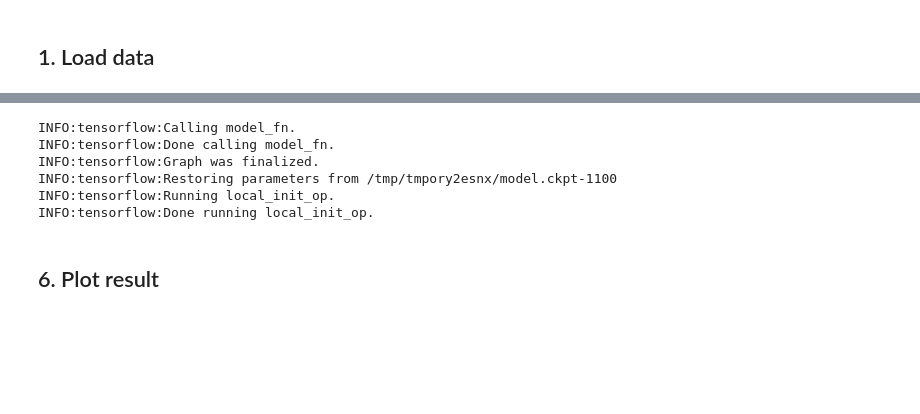
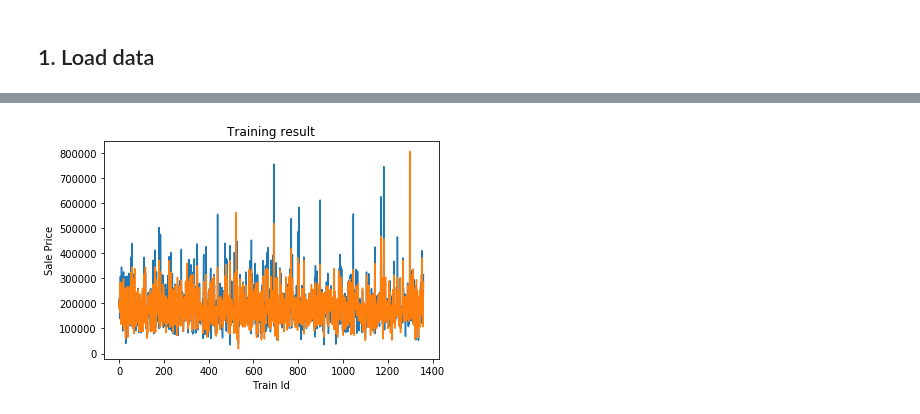
Before and after one commit to ymtoo/learn-ML, a Jupyter notebook: regression/linreg_Ames_Housing.ipynb, the cells around one changed output, grey strips where cells are left out. Drawn from its saved outputs; the diff is of its cells as text; code cells hidden in the pictures; blank space fills up the shorter version.

Commit message:
Implement linear regression based on low-level TensorFlow API

```diff
--- a/regression/linreg_Ames_Housing.ipynb
+++ b/regression/linreg_Ames_Housing.ipynb
@@ -301,16 +128,11 @@ loss: 205992067072.00
-# %%
-pred = reg.predict(valid_inpf)
-validypred = np.zeros((validy.size))
-for i, p in enumerate(pred):
-    validypred[i] = p['predictions'][0]
-# %% [output]
-INFO:tensorflow:Calling model_fn.
-INFO:tensorflow:Done calling model_fn.
-INFO:tensorflow:Graph was finalized.
-INFO:tensorflow:Restoring parameters from /tmp/tmpory2esnx/model.ckpt-1100
-INFO:tensorflow:Running local_init_op.
-INFO:tensorflow:Done running local_init_op.
-# %% [markdown]
-## 6. Plot result
+# %%
+fig, ax = plt.subplots()
+ax.plot(trainy, label='True')
+ax.plot(predtrainy, label='Predict')
+ax.set_xlabel('Train Id')
+ax.set_ylabel('Sale Price')
+ax.set_title('Training result');
+# %% [output]
+[figure, added]
 # %%
 fig, ax = plt.subplots()
```
Also changed, not shown: parts of 21 cells of this notebook.
